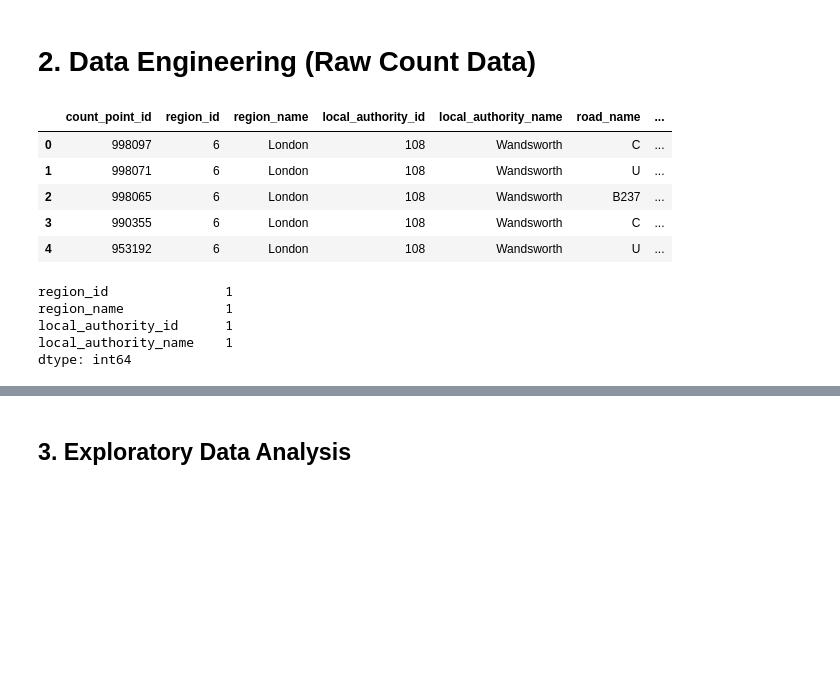
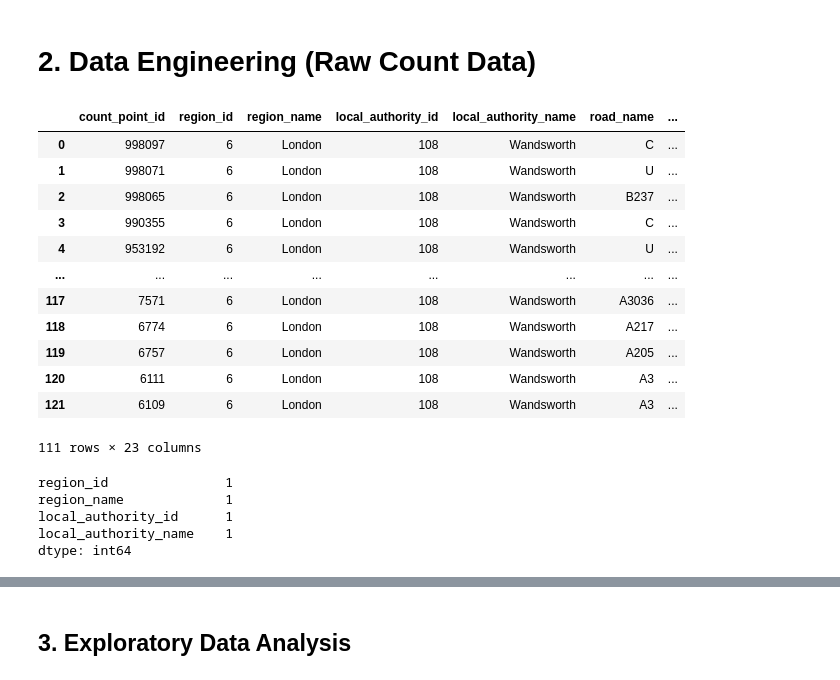
Before and after one commit to faraz-m-awan/traffic_congestion_modeling, a Jupyter notebook: traffic_congestion_modeling.ipynb, the cells around one changed output, grey strips where cells are left out. Drawn from its saved outputs; the diff is of its cells as text; code cells hidden in the pictures; blank space fills up the shorter version.

```diff
--- a/traffic_congestion_modeling.ipynb
+++ b/traffic_congestion_modeling.ipynb
@@ -322,27 +322,31 @@ def getRoadCapacity(row):
 # %%
 df=pd.read_csv('data/raw_count.csv',parse_dates=['count_date']) # Reading Raw Count Data
 count_df=pd.read_csv('data/count_points.csv') # Reading processed count point data
-count_df.head()
+count_df=count_df[count_df['count_point_id'].isin(df['count_point_id'].unique())]
+count_df
 # %% [output]
 |  | count_point_id | region_id | region_name | local_authority_id | local_authority_name | road_name | ... |
 | 0 | 998097 | 6 | London | 108 | Wandsworth | C | ... |
 | 1 | 998071 | 6 | London | 108 | Wandsworth | U | ... |
 | 2 | 998065 | 6 | London | 108 | Wandsworth | B237 | ... |
 | 3 | 990355 | 6 | London | 108 | Wandsworth | C | ... |
 | 4 | 953192 | 6 | London | 108 | Wandsworth | U | ... |
+| ... | ... | ... | ... | ... | ... | ... | ... |
+| 117 | 7571 | 6 | London | 108 | Wandsworth | A3036 | ... |
+| 118 | 6774 | 6 | London | 108 | Wandsworth | A217 | ... |
+| 119 | 6757 | 6 | London | 108 | Wandsworth | A205 | ... |
+| 120 | 6111 | 6 | London | 108 | Wandsworth | A3 | ... |
+| 121 | 6109 | 6 | London | 108 | Wandsworth | A3 | ... |
+111 rows × 23 columns
-# %%
-df=df.merge(count_df[['count_point_id','lanes','width','fwd_lanes','bkwd_lanes','max_speed','std_lane_width_meters','oneway','carriageway_type']],
-         how='left',
-         on='count_point_id')
-
-df['lanes']=df['lanes'].astype(float)
-df[['region_id','region_name','local_authority_id','local_authority_name']].nunique()
-# %% [output]
-region_id               1
-region_name             1
-local_authority_id      1
-local_authority_name    1
-dtype: int64
+# %%
+
+df[['region_id','region_name','local_authority_id','local_authority_name']].nunique()
+# %% [output]
+region_id               1
+region_name             1
+local_authority_id      1
+local_authority_name    1
+dtype: int64
 # %%
 # Dropping columns 'region_id', 'region_name', 'local_authority_id', 'local_authority_name' as each has a single unique value,
 # which will not contribute to the model's predictive power.
```
Also changed, not shown: parts of 27 cells of this notebook.
